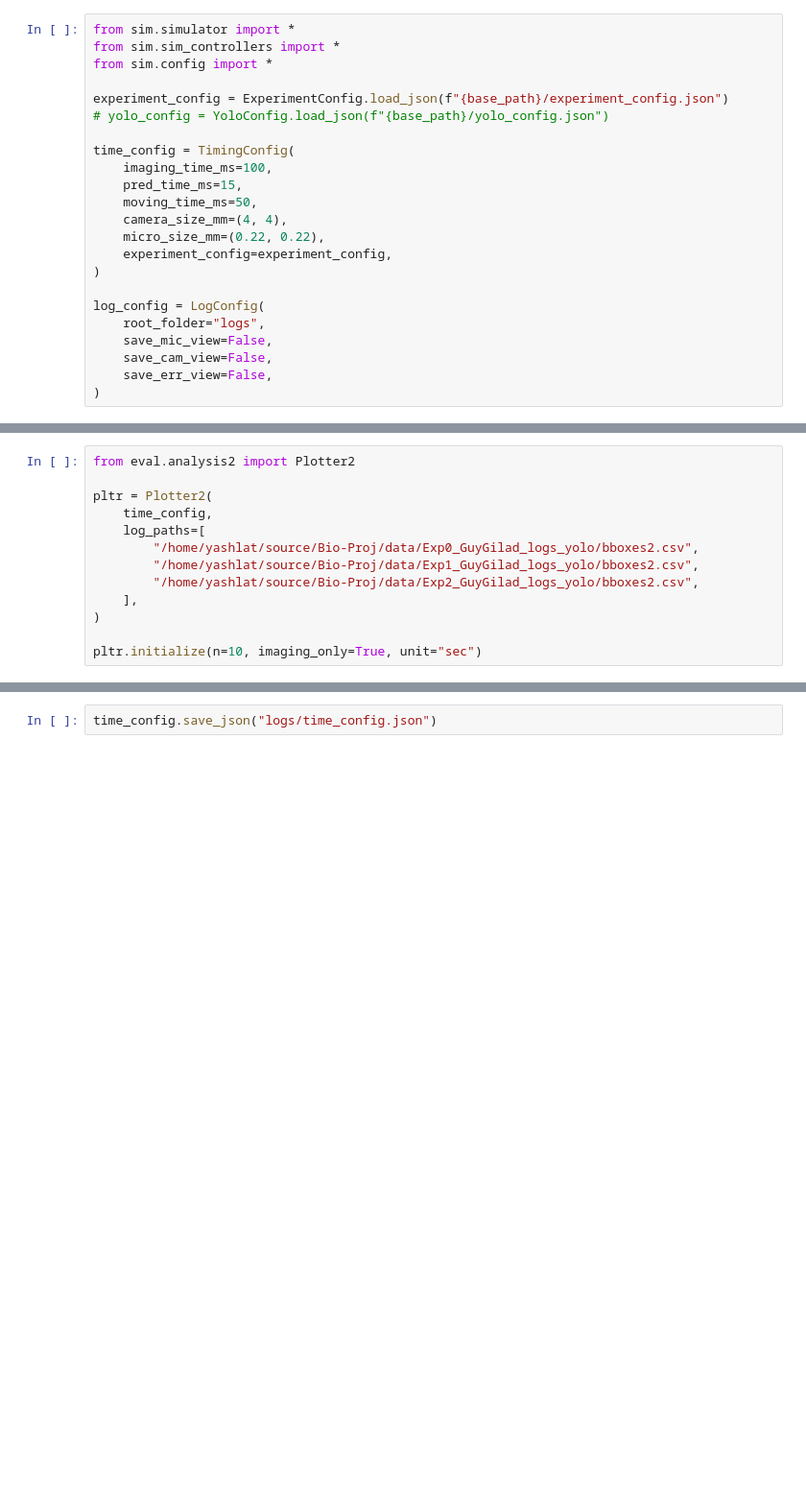
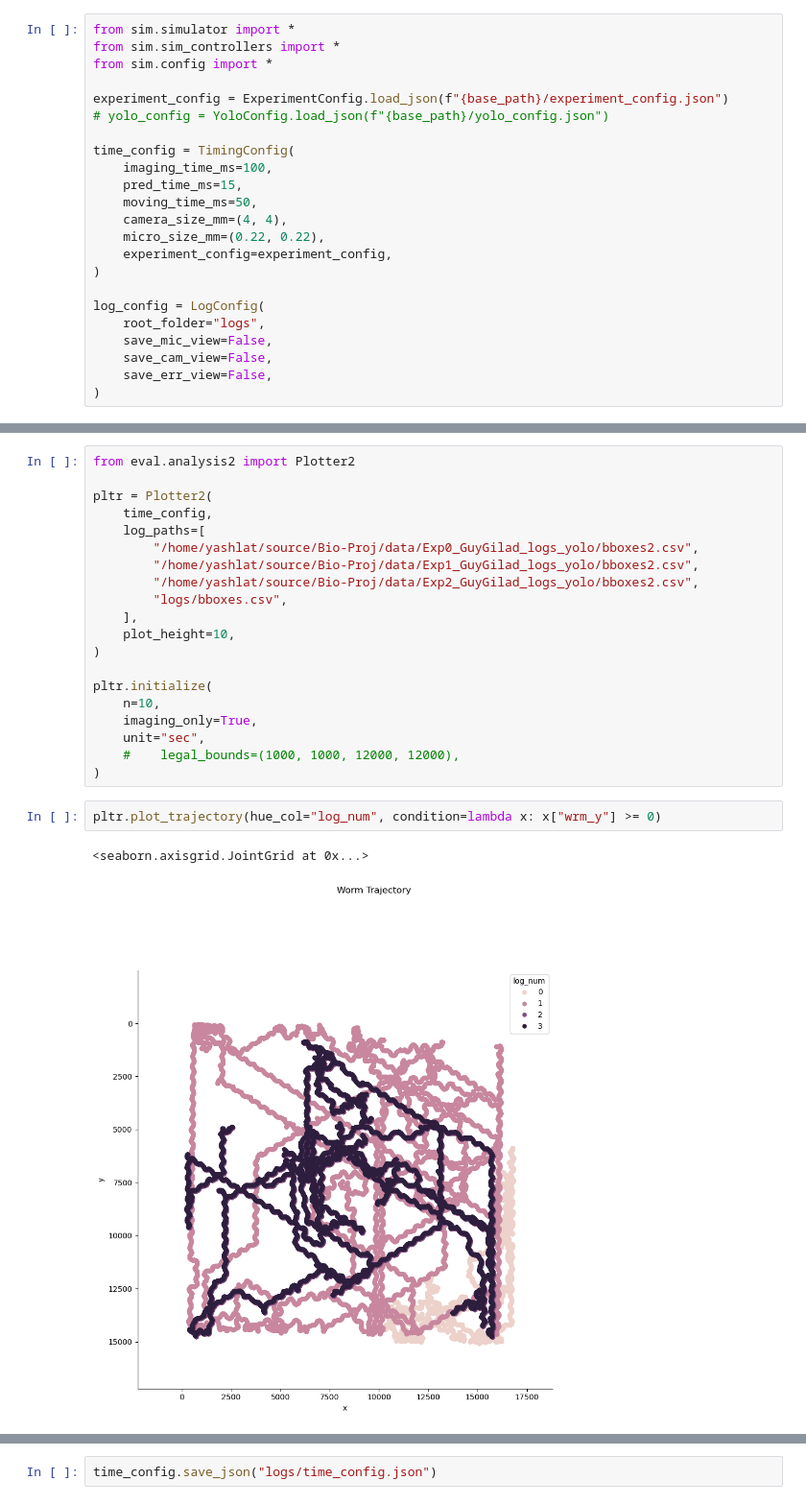
Before and after one commit to giladfrid009/WTracker, a Jupyter notebook: main.ipynb, the cells around one changed output, grey strips where cells are left out. Shown at 96% size. Saved outputs shown, nothing was run; the diff lists cells and outputs as text; blank space fills up the shorter version.

```diff
--- a/main.ipynb
+++ b/main.ipynb
@@ -39,7 +55,19 @@ pltr = Plotter2(
         "/home/yashlat/source/Bio-Proj/data/Exp0_GuyGilad_logs_yolo/bboxes2.csv",
         "/home/yashlat/source/Bio-Proj/data/Exp1_GuyGilad_logs_yolo/bboxes2.csv",
         "/home/yashlat/source/Bio-Proj/data/Exp2_GuyGilad_logs_yolo/bboxes2.csv",
+        "logs/bboxes.csv",
     ],
+    plot_height=10,
 )
 
-pltr.initialize(n=10, imaging_only=True, unit="sec")
+pltr.initialize(
+    n=10,
+    imaging_only=True,
+    unit="sec",
+    #    legal_bounds=(1000, 1000, 12000, 12000),
+)
+# %%
+pltr.plot_trajectory(hue_col="log_num", condition=lambda x: x["wrm_y"] >= 0)
+# %% [output]
+<seaborn.axisgrid.JointGrid at 0x...>
+[figure, added]
```
Also changed, not shown: parts of 9 cells of this notebook, 8 other files.
